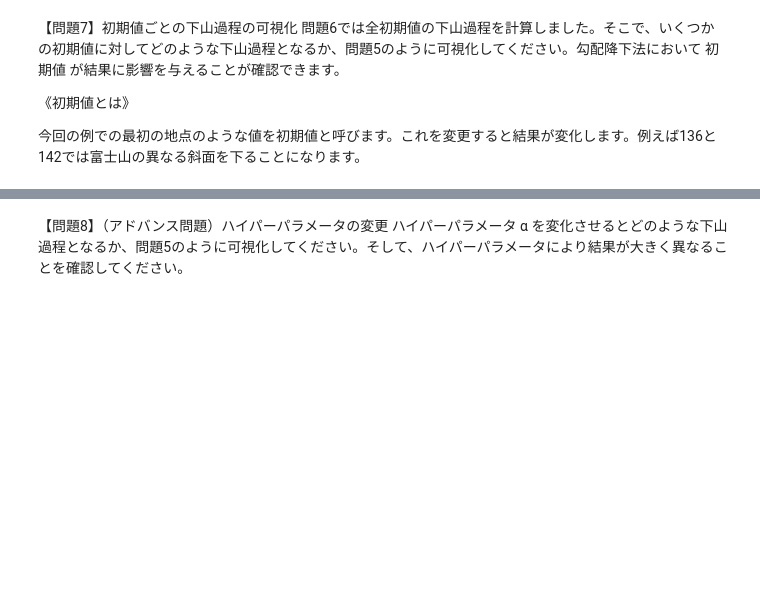
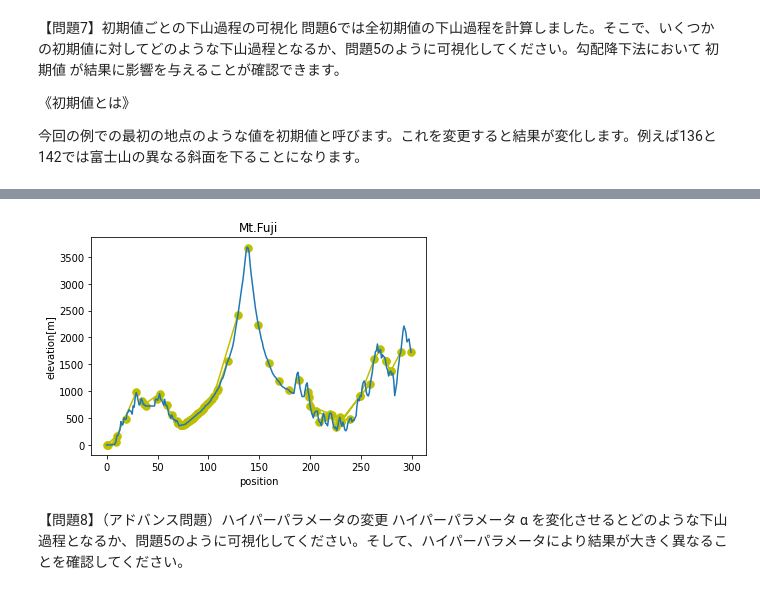
Before and after one commit to white2021mtf/diveintocode-ml, a Jupyter notebook: fujisangezanmondai.ipynb, the cells around one changed output, grey strips where cells are left out. Drawn from its saved outputs; the diff is of its cells as text; code cells hidden in the pictures; blank space fills up the shorter version.

```diff
--- a/fujisangezanmondai.ipynb
+++ b/fujisangezanmondai.ipynb
@@ -364,3 +354,43 @@ plt.show()
+# %%
+import matplotlib.pyplot as plt
+import numpy as np
+#いくつかの初期値j2とする。j2=136と１42にします。
+#j2=136の場合
+Pointy2 = []
+point4 = 299
+point4List = []
+# point4List = Goes_down_the_mountain2(point4)
+# point4List = Goes_down_the_mountain(point4)
+# point4List = Destination_point(point4)
+point4List = Goes_down_the_mountain2(point4) #Destination_point(nowPoint)
+# print(point4List)
+
+for j in point4List:
+  fujiy3 = fuji[j,3]
+  Pointy2.append(fujiy3)
+# print(point4List[0])
+# print(Pointy2[0])
+
+# for j in range(len(point4List)):
+for j in range(0,299,10):
+  # print(j)
+  plt.plot(point4List[j],Pointy2[j],marker='.',color = 'y',markersize = 15)
+plt.plot((fuji[0:,[0]]),(fuji[0:,[3]]))
+plt.xlabel("position")
+plt.ylabel("elevation[m]")
+plt.title("Mt.Fuji")
+# /*実際にグラフに出力*/
+plt.show()
+
+
+# plt.plot((fuji[0:,[0]]),(fuji[0:,[3]]))
+# plt.xlabel("position")
+# plt.ylabel("elevation[m]")
+# plt.title("Mt.Fuji")
+# # /*実際にグラフに出力*/
+# plt.show()
+# %% [output]
+[figure, added]
 # %% [markdown]
 【問題8】（アドバンス問題）ハイパーパラメータの変更
 ハイパーパラメータ
```
Also changed, not shown: parts of 8 cells of this notebook.
